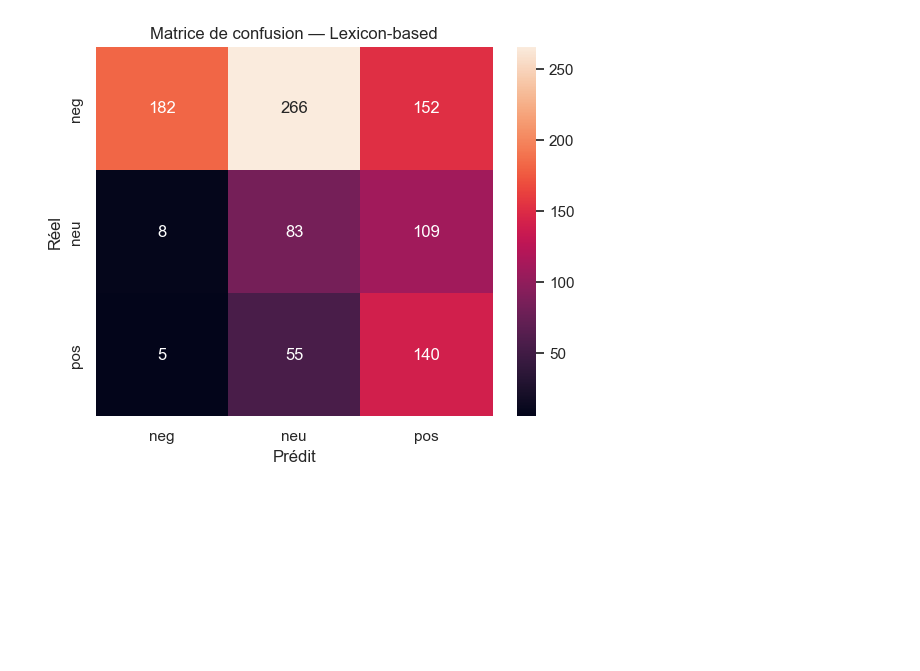
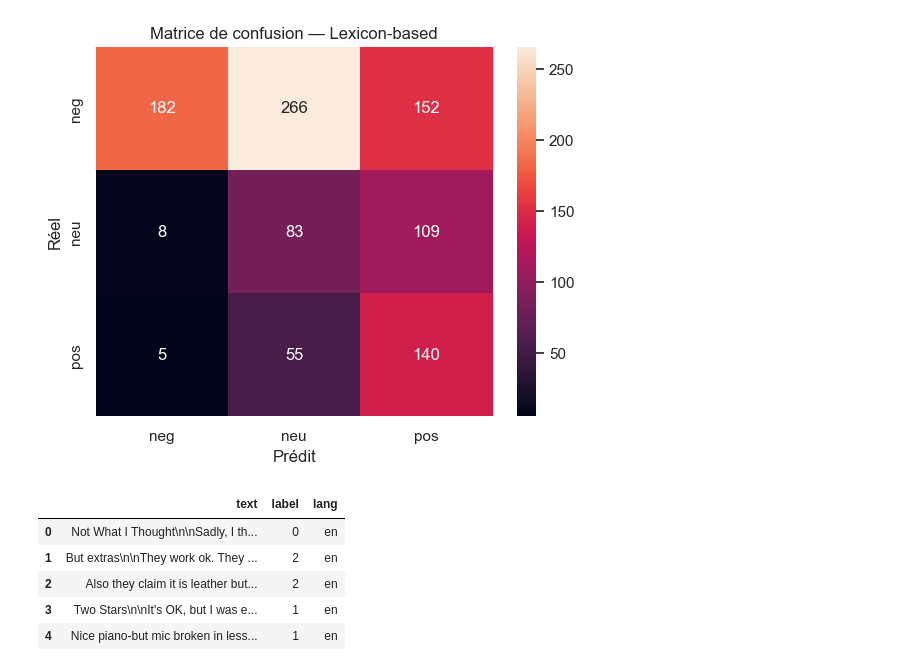
Before and after one commit to fomen2001/projet-analyse-des-sentiments, a Jupyter notebook: TP01.ipynb, the cells around one changed output. Cells and saved outputs as stored; diff of their text form; code cells hidden in the pictures; blank space fills up the shorter version.

```diff
--- a/TP01.ipynb
+++ b/TP01.ipynb
@@ -458,3 +469,16 @@ Classification report:
    macro avg      0.496     0.473     0.400      1000
 weighted avg      0.671     0.405     0.423      1000
 [figure]
+# %%
+
+df = dataset_all.to_pandas()
+
+df = df[["text", "label", "lang"]]
+df.head()
+# %% [output]
+|  | text | label | lang |
+| 0 | Not What I Thought\n\nSadly, I th... | 0 | en |
+| 1 | But extras\n\nThey work ok. They ... | 2 | en |
+| 2 | Also they claim it is leather but... | 2 | en |
+| 3 | Two Stars\n\nIt's OK, but I was e... | 1 | en |
+| 4 | Nice piano-but mic broken in less... | 1 | en |
```
Also changed, not shown: parts of 9 cells of this notebook, 3 other files.
